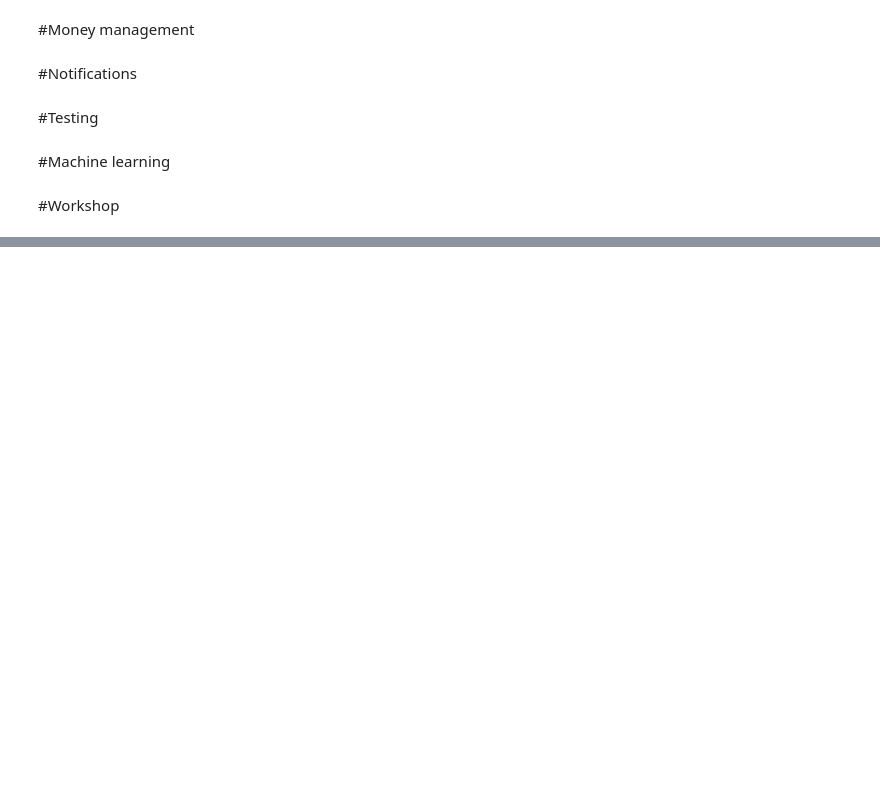
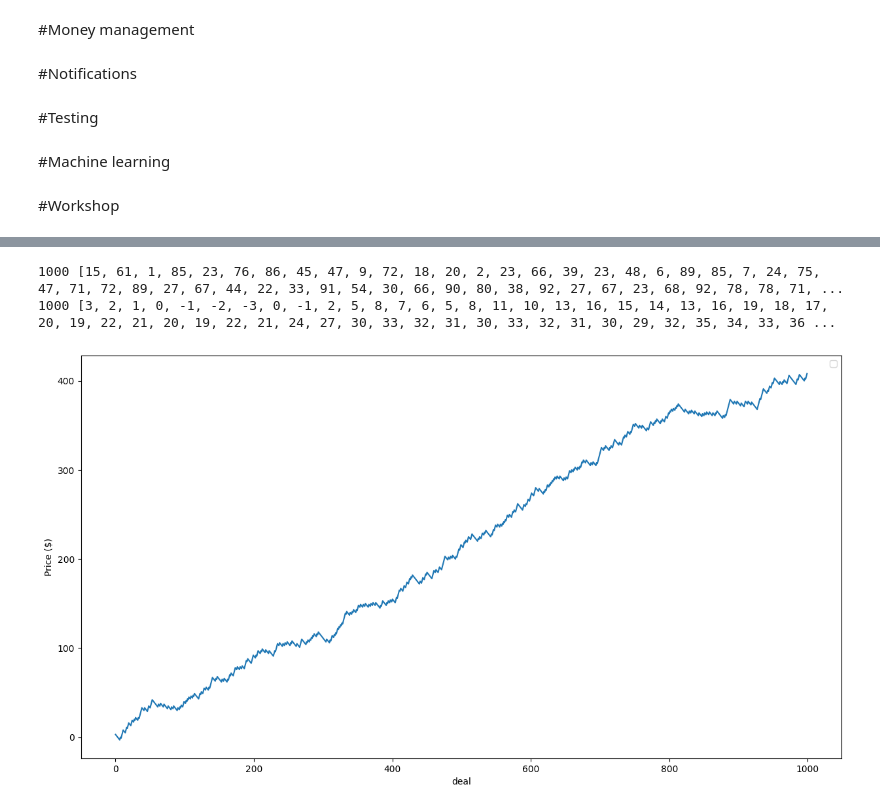
Before and after one commit to Lasttrader/LT_finance_and_trading, a Jupyter notebook: 09_04_2023_fintech.ipynb, the cells around one changed output, grey strips where cells are left out. Drawn from its saved outputs; the diff is of its cells as text; code cells hidden in the pictures; blank space fills up the shorter version.

```diff
--- a/09_04_2023_fintech.ipynb
+++ b/09_04_2023_fintech.ipynb
@@ -409,5 +497,6 @@ data
 # %%
-#тестирвоание управление капиталом
+# check
+
 import random
 randomlist = []
 for i in range(0,1000):
@@ -420,14 +509,13 @@ curve = []
 q=0
 for i in range(len(randomlist)):
   #print(i)
-  if randomlist[i]%4 == 0:
-    q+=4
+  if randomlist[i]%3 == 0:
+    q+=3
     curve.append(q)
   else:
     q-= 1
     curve.append(q)
 print(len(curve), curve)
-
 #plot
 plt.figure(figsize=(15, 8))
 plt.plot(curve)
@@ -436,3 +524,4 @@ plt.ylabel('Price ($)')
 #plt.title(f'Local Maxima and Minima for {ticker}')
 plt.legend()
 plt.show()
+# %% [output]
@@ -438,0 +529,3 @@ plt.show()
+1000 [15, 61, 1, 85, 23, 76, 86, 45, 47, 9, 72, 18, 20, 2, 23, 66, 39, 23, 48, 6, 89, 85, 7, 24, 75, 47, 71, 72, 89, 27, 67, 44, 22, 33, 91, 54, 30, 66, 90, 80, 38, 92, 27, 67, 23, 68, 92, 78, 78, 71, ...
+1000 [3, 2, 1, 0, -1, -2, -3, 0, -1, 2, 5, 8, 7, 6, 5, 8, 11, 10, 13, 16, 15, 14, 13, 16, 19, 18, 17, 20, 19, 22, 21, 20, 19, 22, 21, 24, 27, 30, 33, 32, 31, 30, 33, 32, 31, 30, 29, 32, 35, 34, 33, 36 ...
+[figure, added]
```
Also changed, not shown: parts of 35 cells of this notebook.
